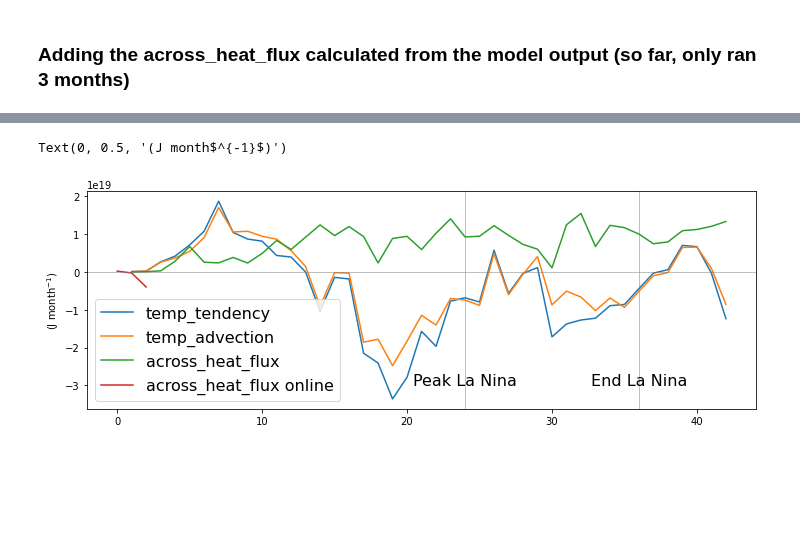
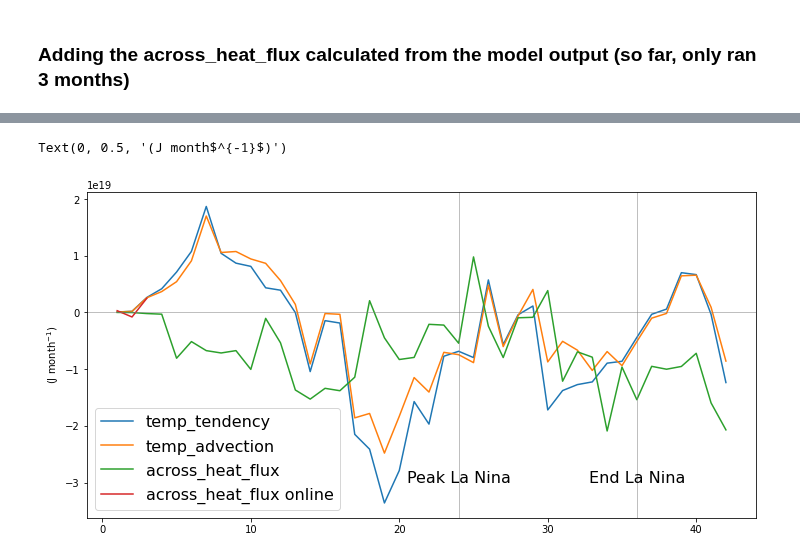
Before and after one commit to mauricehuguenin/sharing, a Jupyter notebook: across_shelf_heat_fluxes_discuss_with_ryan.ipynb, the cells around one changed output, grey strips where cells are left out. Saved outputs shown, nothing was run; the diff lists cells and outputs as text; code cells hidden in the pictures; blank space fills up the shorter version.

```diff
--- a/across_shelf_heat_fluxes_discuss_with_ryan.ipynb
+++ b/across_shelf_heat_fluxes_discuss_with_ryan.ipynb
@@ -79,10 +80,17 @@ plt.legend(fontsize=16)
 # her original script is in the COSIMA recipe repo: https://cosima-recipes.readthedocs.io/en/latest/DocumentedExamples/Cross-contour_transport.html
 base_mask = '/g/data/e14/mv7494/ACCESS-OM2-01_transport_masks/'
 mask_x_transport_ucells = xr.open_dataset(base_mask + 'mask_x_transport_ucells_1000m_isobath_ACCESS-OM2-01_from90S.nc').mask_x_1000m_isobath.rename(
-    {'y_ocean': 'yu_ocean', 'x_ocean': 'xu_ocean'})[sel_lat[0]:sel_lat[1],sel_lon[0]:sel_lon[1]]
+    {'y_ocean': 'yt_ocean', 'x_ocean': 'xu_ocean'})[sel_lat[0]:sel_lat[1],sel_lon[0]:sel_lon[1]] * -1
+mask_x_transport_ucells = mask_x_transport_ucells.where(mask_x_transport_ucells != 0) # replace all zero with nan
 mask_y_transport_ucells = xr.open_dataset(base_mask + 'mask_y_transport_ucells_1000m_isobath_ACCESS-OM2-01_from90S.nc').mask_y_1000m_isobath.rename(
-    {'y_ocean': 'yu_ocean', 'x_ocean': 'xu_ocean'})[sel_lat[0]:sel_lat[1],sel_lon[0]:sel_lon[1]]
-(mask_x_transport_ucells+mask_y_transport_ucells).plot(); plt.title('both masks combined')
+    {'y_ocean': 'yu_ocean', 'x_ocean': 'xt_ocean'})[sel_lat[0]:sel_lat[1],sel_lon[0]:sel_lon[1]]
+mask_y_transport_ucells = mask_y_transport_ucells.where(mask_y_transport_ucells != 0)
+
+# multiply with -1 to get across-shelf, poleward directed mask (that is, each flux going south/in almost all cases east across the mask is positive)
+mask_x_transport_ucells = mask_x_transport_ucells * -1
+mask_y_transport_ucells = mask_y_transport_ucells * -1
+
 plt.figure(figsize=(20,3)); plt.subplot(1,2,1); mask_x_transport_ucells[130:150,:60].plot(); plt.title('mask_x_1000m_isobath')
-plt.subplot(1,2,2); mask_y_transport_ucells[130:150,:60].plot(); plt.title('mask_x_1000m_isobath')
+plt.subplot(1,2,2); mask_y_transport_ucells[130:150,:60].plot(); plt.title('mask_y_1000m_isobath')
+# Wall time: 155 ms
 # %% [output]
@@ -93,0 +103,8 @@ Text(0.5, 1.0, 'mask_x_1000m_isobath')
+# %%
+tx_trans = xr.open_mfdataset('/g/data/e14/mv7494/access-om2/archive/01deg_jra55_ryf_LNFull/output976/ocean/ocean_month.nc').tx_trans[0,0,sel_lat[0]:sel_lat[1],sel_lon[0]:sel_lon[1]]
+(tx_trans.yt_ocean - mask_x_transport_ucells.yt_ocean).plot(label='tx_trans coord. - mask coord.'); (tx_trans.xu_ocean - mask_x_transport_ucells.xu_ocean+1).plot()
+
+# same for ty_trans and its mask
+ty_trans = xr.open_mfdataset('/g/data/e14/mv7494/access-om2/archive/01deg_jra55_ryf_LNFull/output976/ocean/ocean_month.nc').ty_trans[0,0,sel_lat[0]:sel_lat[1],sel_lon[0]:sel_lon[1]]
+(ty_trans.yu_ocean - mask_y_transport_ucells.yu_ocean+2).plot(label='ty_trans coord. - mask coord. + 2'); (ty_trans.xt_ocean - mask_y_transport_ucells.xt_ocean+3).plot()
+plt.legend(); plt.title('All good, grids are identical ✓')
@@ -93,0 +168,7 @@ Text(0.5, 1.0, 'mask_x_1000m_isobath')
+# %%
+%%time
+# here the calculation of the across-shelf heat flux (kg m-3 * J kg-1 K-1 * m s-1 * K * m2 * s) = (J) ----------------------------------------------- #
+across_x_flux = (C_p * tx_trans_LN_anom * tempx_LN_anom * average_DT * mask_x_transport_ucells).sum(['st_ocean', 'yt_ocean', 'xu_ocean']).load()
+across_y_flux = (C_p * ty_trans_LN_anom * tempy_LN_anom * average_DT * mask_y_transport_ucells).sum(['st_ocean', 'yu_ocean', 'xt_ocean']).load()
+across_heat_flux = (across_x_flux+across_y_flux)
+# Wall time: 34.5 s
@@ -185,13 +280,13 @@ exp = ['01deg_jra55_ryf_Control_transport', '01deg_jra55_ryf_LNFull_transport']
 temp_xflux_adv_clim = xr.open_dataset(base[0]+exp[0] + '/output976/ocean/ocean_heat.nc').temp_xflux_adv[:, depth[0]:depth[1], sel_lat[0]:sel_lat[1], sel_lon[0]:sel_lon[1]]
 temp_xflux_adv      = xr.open_dataset(base[1]+exp[1] + '/output976/ocean/ocean_heat.nc').temp_xflux_adv[:, depth[0]:depth[1], sel_lat[0]:sel_lat[1], sel_lon[0]:sel_lon[1]]
 # interpolating the yt_ocean grid coordinate onto the yu_ocean coordinate
-temp_xflux_adv_LN = (temp_xflux_adv - temp_xflux_adv_clim).interp(yt_ocean=mask_x_transport_ucells.yu_ocean.values, method='linear').rename({'yt_ocean':'yu_ocean'})
+temp_xflux_adv_LN = (temp_xflux_adv - temp_xflux_adv_clim)
 # multiply the flux with Claire's isobath mask
-temp_xflux_adv_LN = (temp_xflux_adv_LN *mask_x_transport_ucells*average_DT).cumsum(['time']).sum(['st_ocean', 'yu_ocean', 'xu_ocean']).load() # take cumulative sum as in my OHC study
+temp_xflux_adv_LN = (temp_xflux_adv_LN *mask_x_transport_ucells*average_DT).cumsum(['time']).sum(['st_ocean', 'yt_ocean', 'xu_ocean']).load() # take cumulative sum as in my OHC study
 
 # and now the same for the meridional heat flux as well
 temp_yflux_adv_clim = xr.open_dataset(base[0]+exp[0] + '/output976/ocean/ocean_heat.nc').temp_yflux_adv[:, depth[0]:depth[1], sel_lat[0]:sel_lat[1], sel_lon[0]:sel_lon[1]]
 temp_yflux_adv      = xr.open_dataset(base[1]+exp[1] + '/output976/ocean/ocean_heat.nc').temp_yflux_adv[:, depth[0]:depth[1], sel_lat[0]:sel_lat[1], sel_lon[0]:sel_lon[1]]
-temp_yflux_adv_LN = (temp_yflux_adv - temp_yflux_adv_clim).interp(xt_ocean=mask_x_transport_ucells.xu_ocean.values, method='linear').rename({'xt_ocean':'xu_ocean'})
-temp_yflux_adv_LN = (temp_yflux_adv_LN *mask_y_transport_ucells*average_DT).cumsum(['time']).sum(['st_ocean', 'yu_ocean', 'xu_ocean']).load() # take cumulative sum as in my OHC study
+temp_yflux_adv_LN = (temp_yflux_adv - temp_yflux_adv_clim)
+temp_yflux_adv_LN = (temp_yflux_adv_LN *mask_y_transport_ucells*average_DT).cumsum(['time']).sum(['st_ocean', 'yu_ocean', 'xt_ocean']).load() # take cumulative sum as in my OHC study
 # %% [output]
@@ -205,10 +300,10 @@ plt.plot(temp_xflux_adv_LN+temp_yflux_adv_LN)
 # %%
 %%time
-plt.figure(figsize=(12,4)); time = np.linspace(1,len(temp_tendency),len(temp_tendency))
+plt.figure(figsize=(12,6)); time = np.linspace(1,len(temp_tendency),len(temp_tendency)); time2 = np.linspace(1,len(temp_xflux_adv_LN),len(temp_xflux_adv_LN))
 plt.plot(time, temp_tendency, label='temp_tendency')
 plt.plot(time, temp_advection, label='temp_advection')
-plt.plot(time, across_heat_flux*-1, label='across_heat_flux')
-plt.plot(temp_xflux_adv_LN+temp_yflux_adv_LN, label='across_heat_flux online')
+plt.plot(time, across_heat_flux, label='across_heat_flux')
+plt.plot(time2,temp_xflux_adv_LN+temp_yflux_adv_LN, label='across_heat_flux online')
 plt.axhline(0, c='grey', lw=.5); plt.axvline(24, c='grey', lw=.5); plt.text(24,-3e19,'Peak La Nina', ha='center', fontsize=16)
 plt.axvline(36, c='grey', lw=.5); plt.text(36,-3e19,'End La Nina', ha='center', fontsize=16)
 plt.legend(fontsize=16); plt.ylabel('(J month$^{-1}$)')
@@ -219,5 +314,5 @@ Wall time: 31.2 ms
 Text(0, 0.5, '(J month$^{-1}$)')
-[figure, old version]
+[figure, new version]
 # %%
 # ----------------------------------------------------------------------------------------------------------------------- #
 #                                                   Notes down below                                                      #
```
Also changed, not shown: parts of 18 cells of this notebook.
